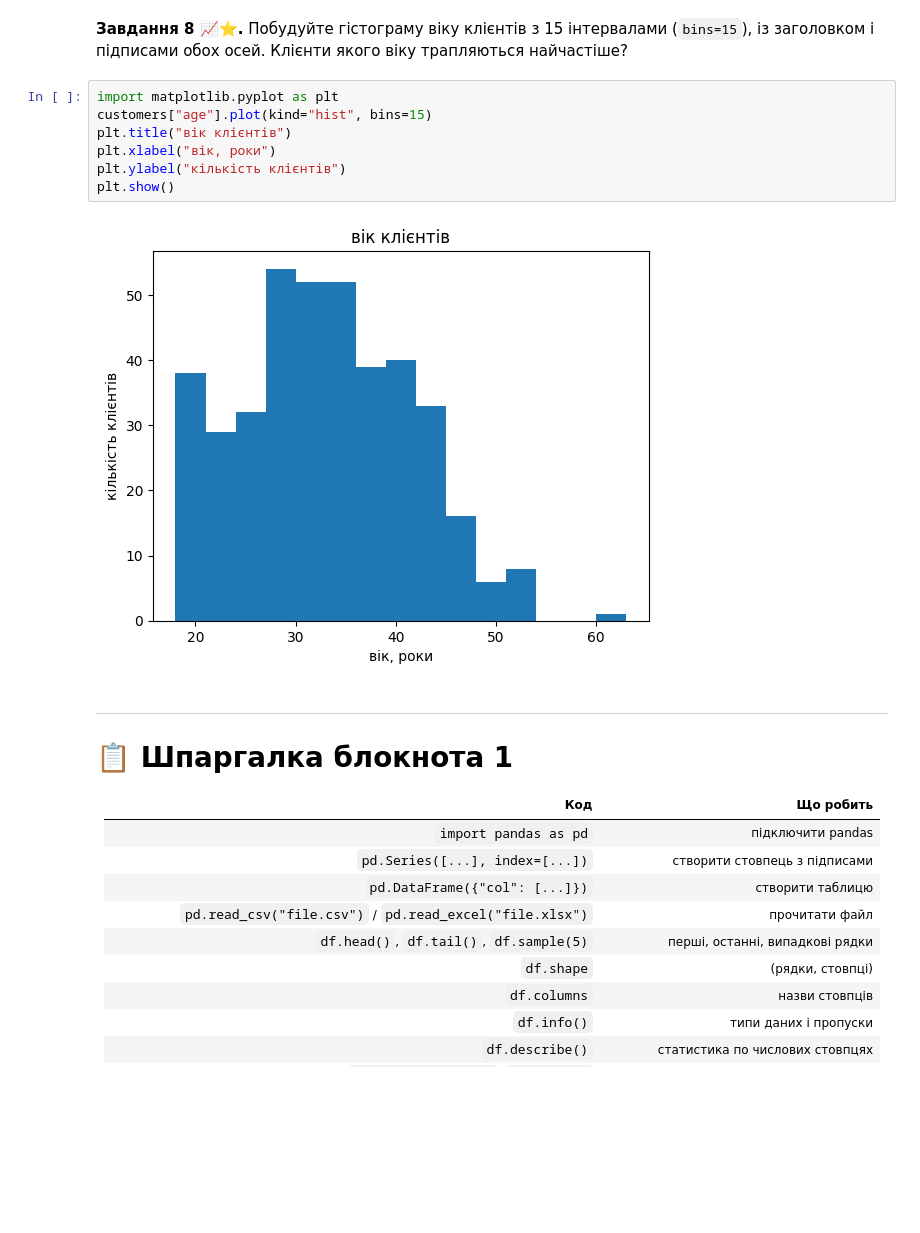
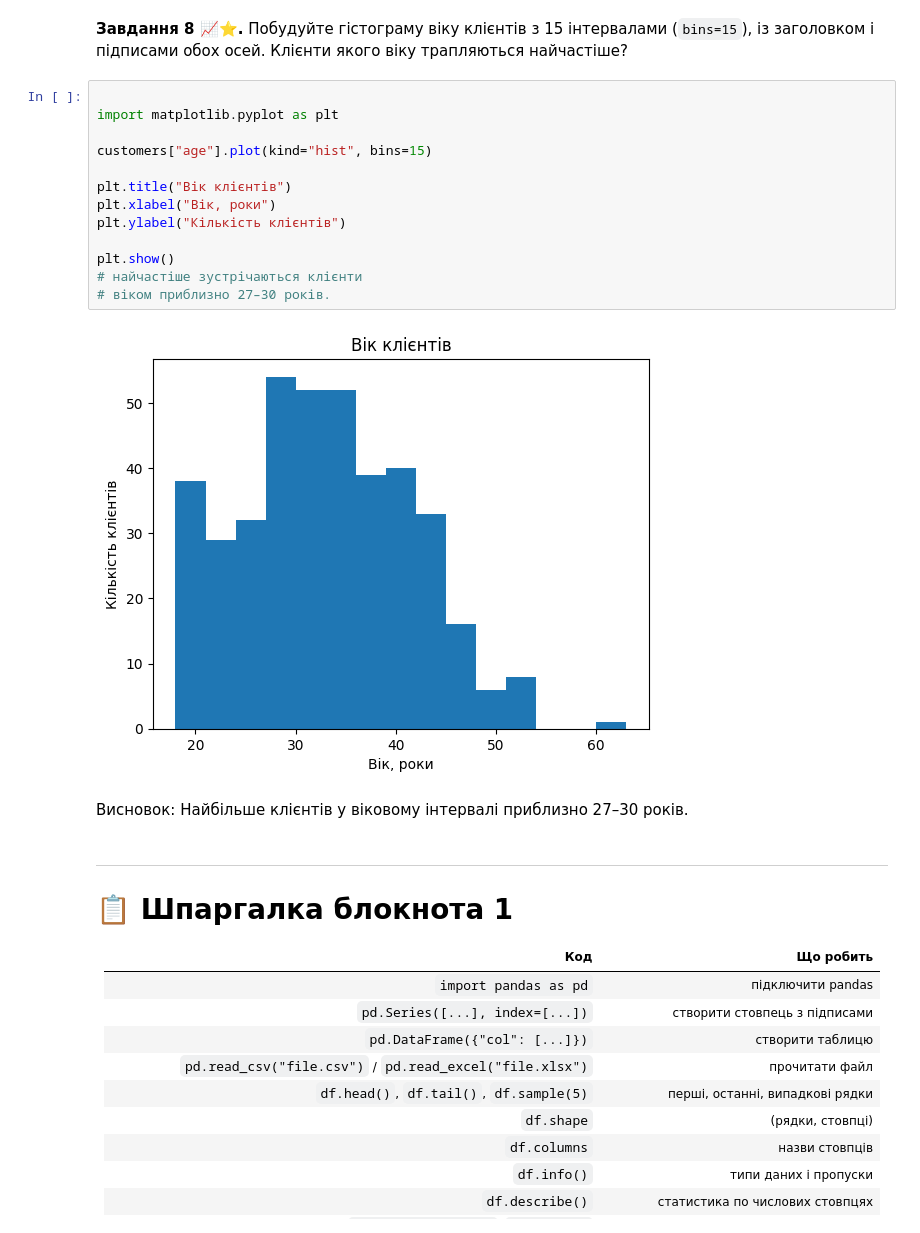
Before and after one commit to vpnmira-crypto/Python_homework, a Jupyter notebook: Pandas/pandas1_lesson__25_28_10_26_introduction.ipynb, the cells around one changed output. Saved outputs shown, nothing was run; the diff lists cells and outputs as text; blank space fills up the shorter version.

```diff
--- a/Pandas/pandas1_lesson__25_28_10_26_introduction.ipynb
+++ b/Pandas/pandas1_lesson__25_28_10_26_introduction.ipynb
@@ -1020,15 +1019,23 @@ plt.show()
 [figure]
 # %% [markdown]
 **Завдання 8 📈⭐.** Побудуйте гістограму віку клієнтів з 15 інтервалами (`bins=15`), із заголовком і підписами обох осей. Клієнти якого віку трапляються найчастіше?
-# %%
-import matplotlib.pyplot as plt
-customers["age"].plot(kind="hist", bins=15)
-plt.title("вік клієнтів")
-plt.xlabel("вік, роки")
-plt.ylabel("кількість клієнтів")
-plt.show()
-# %% [output]
-[figure, removed]
+# %%
+
+import matplotlib.pyplot as plt
+
+customers["age"].plot(kind="hist", bins=15)
+
+plt.title("Вік клієнтів")
+plt.xlabel("Вік, роки")
+plt.ylabel("Кількість клієнтів")
+
+plt.show()
+# найчастіше зустрічаються клієнти
+# віком приблизно 27–30 років.
+# %% [output]
+[figure, added]
+# %% [markdown]
+Висновок: Найбільше клієнтів у віковому інтервалі приблизно 27–30 років.
 # %% [markdown]
 ---
 # 📋 Шпаргалка блокнота 1
```
Also changed, not shown: parts of 3 cells of this notebook.
